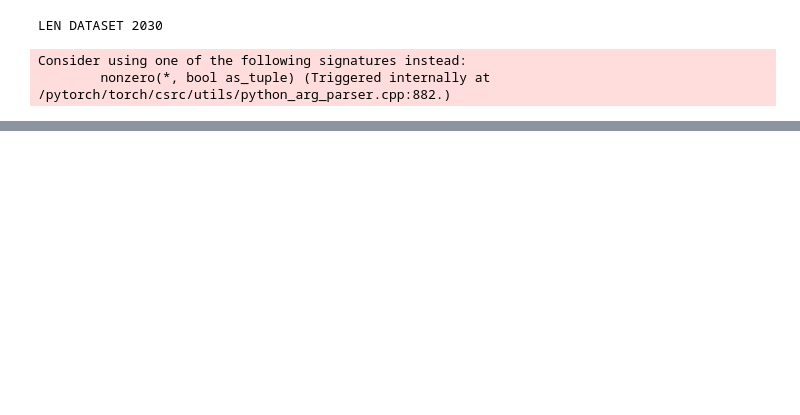
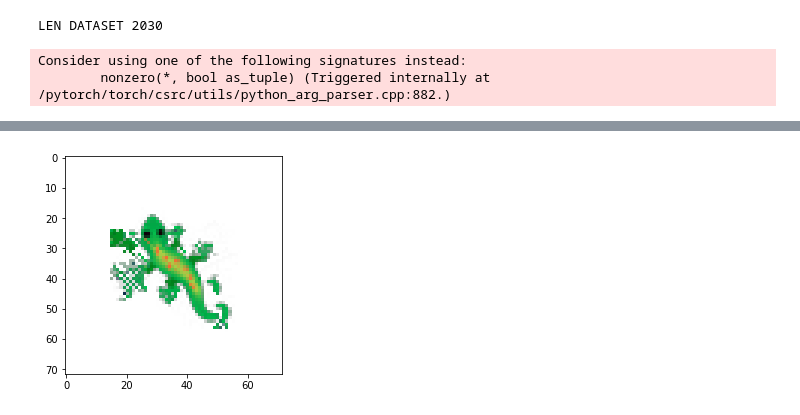
Before and after one commit to Mikcl/CellTransformer, a Jupyter notebook: Cells_are_Transformers_II.ipynb, the cells around one changed output, grey strips where cells are left out. Cells and saved outputs as stored; diff of their text form; code cells hidden in the pictures; blank space fills up the shorter version.

```diff
--- a/Cells_are_Transformers_II.ipynb
+++ b/Cells_are_Transformers_II.ipynb
@@ -699,0 +488,83 @@ LEN DATASET 2030
+# %%
+#@title Un-Ordered Training!!!!! { vertical-output: true}
+
+# training
+log_loss = []
+SENTENCE_BATCH = 32
+TRAIN_ON=True
+EVAL_STEPS = 21
+EVAL_EVERY=50
+VISUALISE_EVERY = 50
+
+next_token_loss = [['EPOCH', 'STEP', 'LOSS']]
+epoch_losses = []
+epoch_mean_losses = []
+
+training_dataset = create_training_dataset()
+print('LEN DATASET', len(training_dataset))
+data_loader = DataLoader(dataset=training_dataset, batch_size=64, shuffle=True)
+
+
+for i in tqdm.tqdm(range(1,EPOCHS), mininterval=10., desc='training epochs'):
+    if (TRAIN_ON):
+      losses = []
+      enc.train(), dec.train()
+      for batch_i , (src, tgt, src_mask, tgt_mask) in enumerate(data_loader):
+        context = enc(src, input_mask = src_mask)
+        loss = dec(tgt, context = context, input_mask = tgt_mask, context_mask = src_mask, return_loss = True)
+        loss.backward()
+        loss_value = loss.item()
+        next_token_loss.append([i, batch_i, loss_value])
+        losses.append(loss_value)
+        optim.step()
+        optim.zero_grad()
+
+      epoch_mean_losses.append(sum(losses)/len(losses)  )
+      epoch_losses.append(losses)
+
+    # Generate:
+    if (EVAL_STEPS > 0 and i % EVAL_EVERY == 0):
+      x = get_X0()
+
+      x = generate(enc, dec, x, EVAL_STEPS)
+
+      npm = t_loss_f(x) #loss_f(x)
+      loss_mean = np.mean(npm)
+      lo_n = loss_mean
+      lo_n = np.log10(lo_n)
+      log_loss.append(lo_n)
+      print(f'\n LOSS: {lo_n}')
+
+    if (i % VISUALISE_EVERY == 0):
+      visualize_batched(x.detach().clone())
+      plt.figure()
+      for ep, l in enumerate(epoch_losses):
+        plt.plot(l, label=f'EPOCH-{i+ep}')
+
+      plt.xlabel("Step")
+      plt.ylabel("Loss")
+      plt.title(f"epoch-{i}")
+      # plt.legend()
+      plt.show()
+      epoch_losses = []
+
+      plt.figure()
+      plt.plot(epoch_mean_losses)
+
+      plt.xlabel("epoch")
+      plt.ylabel("Loss")
+      plt.title(f"Training Loses Over Epochs")
+      plt.show()
+
+      if (len(log_loss) > 0):
+        plt.figure()
+        plt.plot(log_loss, label=f'EPOCH-{i+ep}')
+
+        plt.xlabel(f"every - {EVAL_EVERY-1} training steps")
+        plt.ylabel("Loss")
+        plt.title("Log Loss")
+        plt.show()
+
+
+    # TODO - produced x - calculate l2 loss and add to log loss - need alignment first
+# %% [output]
@@ -699,0 +573 @@ LEN DATASET 2030
+[figure, added]
```
Also changed, not shown: parts of 6 cells of this notebook.
